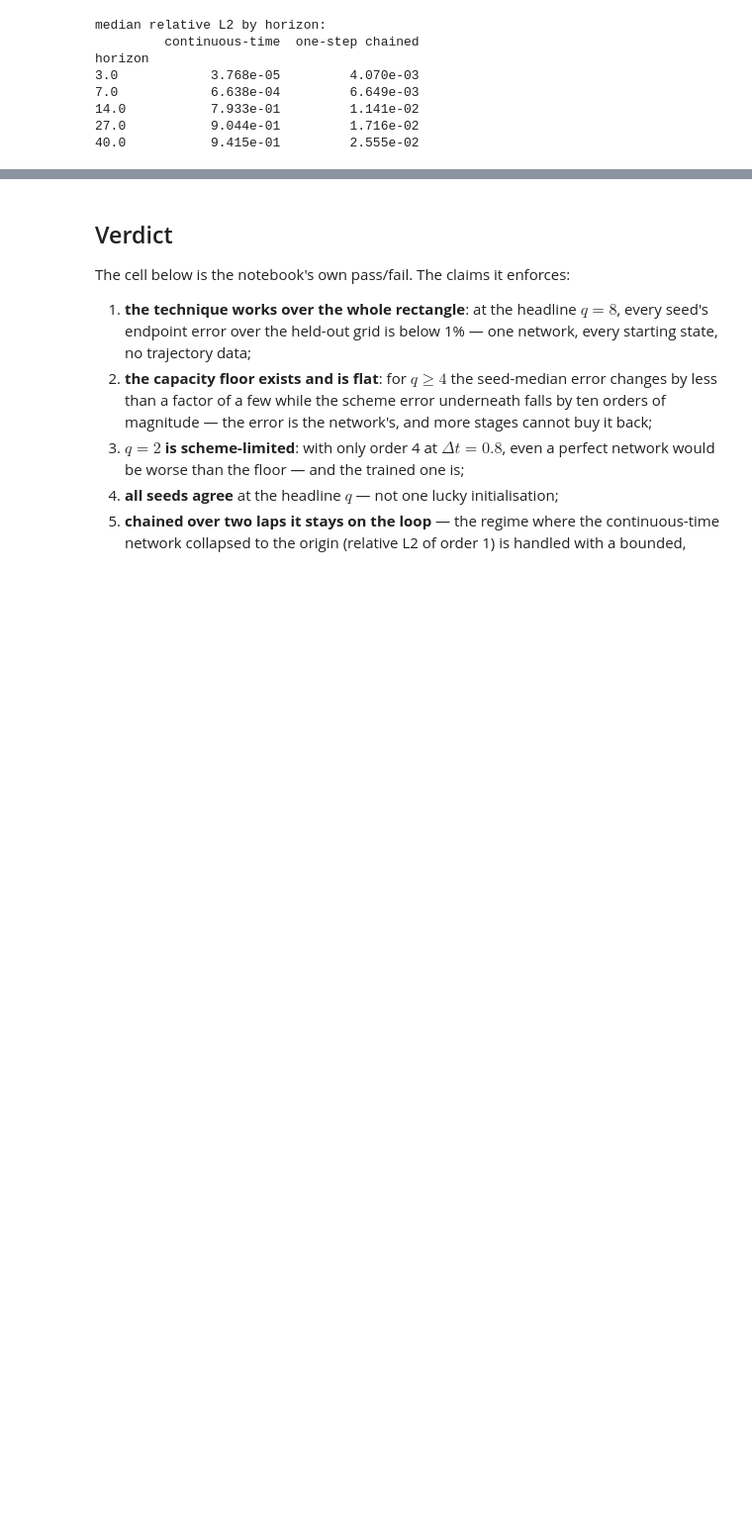
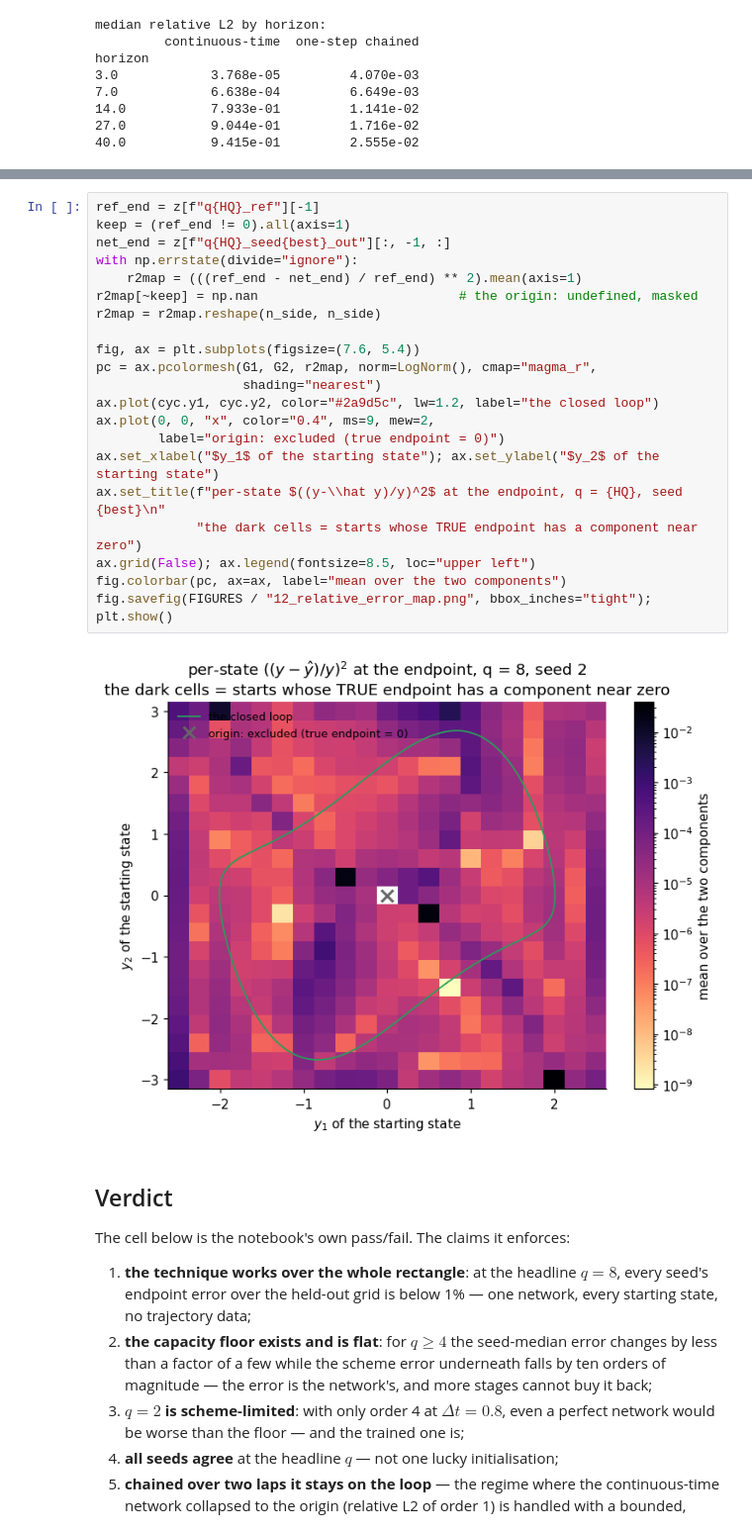
Before and after one commit to GeorgeWilliam1999/Van_Der_Pole, a Jupyter notebook: discrete_time_network/one_step_network.ipynb, the cells around one changed output, grey strips where cells are left out. Shown at 99% size. Saved outputs shown, nothing was run; the diff lists cells and outputs as text; blank space fills up the shorter version.

```diff
--- a/discrete_time_network/one_step_network.ipynb
+++ b/discrete_time_network/one_step_network.ipynb
@@ -539,3 +609,26 @@ horizon
+# %%
+ref_end = z[f"q{HQ}_ref"][-1]
+keep = (ref_end != 0).all(axis=1)
+net_end = z[f"q{HQ}_seed{best}_out"][:, -1, :]
+with np.errstate(divide="ignore"):
+    r2map = (((ref_end - net_end) / ref_end) ** 2).mean(axis=1)
+r2map[~keep] = np.nan                          # the origin: undefined, masked
+r2map = r2map.reshape(n_side, n_side)
+
+fig, ax = plt.subplots(figsize=(7.6, 5.4))
+pc = ax.pcolormesh(G1, G2, r2map, norm=LogNorm(), cmap="magma_r",
+                   shading="nearest")
+ax.plot(cyc.y1, cyc.y2, color="#2a9d5c", lw=1.2, label="the closed loop")
+ax.plot(0, 0, "x", color="0.4", ms=9, mew=2,
+        label="origin: excluded (true endpoint = 0)")
+ax.set_xlabel("$y_1$ of the starting state"); ax.set_ylabel("$y_2$ of the starting state")
+ax.set_title(f"per-state $((y-\\hat y)/y)^2$ at the endpoint, q = {HQ}, seed {best}\n"
+             "the dark cells = starts whose TRUE endpoint has a component near zero")
+ax.grid(False); ax.legend(fontsize=8.5, loc="upper left")
+fig.colorbar(pc, ax=ax, label="mean over the two components")
+fig.savefig(FIGURES / "12_relative_error_map.png", bbox_inches="tight"); plt.show()
+# %% [output]
+[figure, added]
 # %% [markdown]
 ## Verdict
 
```
Also changed, not shown: parts of 3 cells of this notebook, 3 other files.
